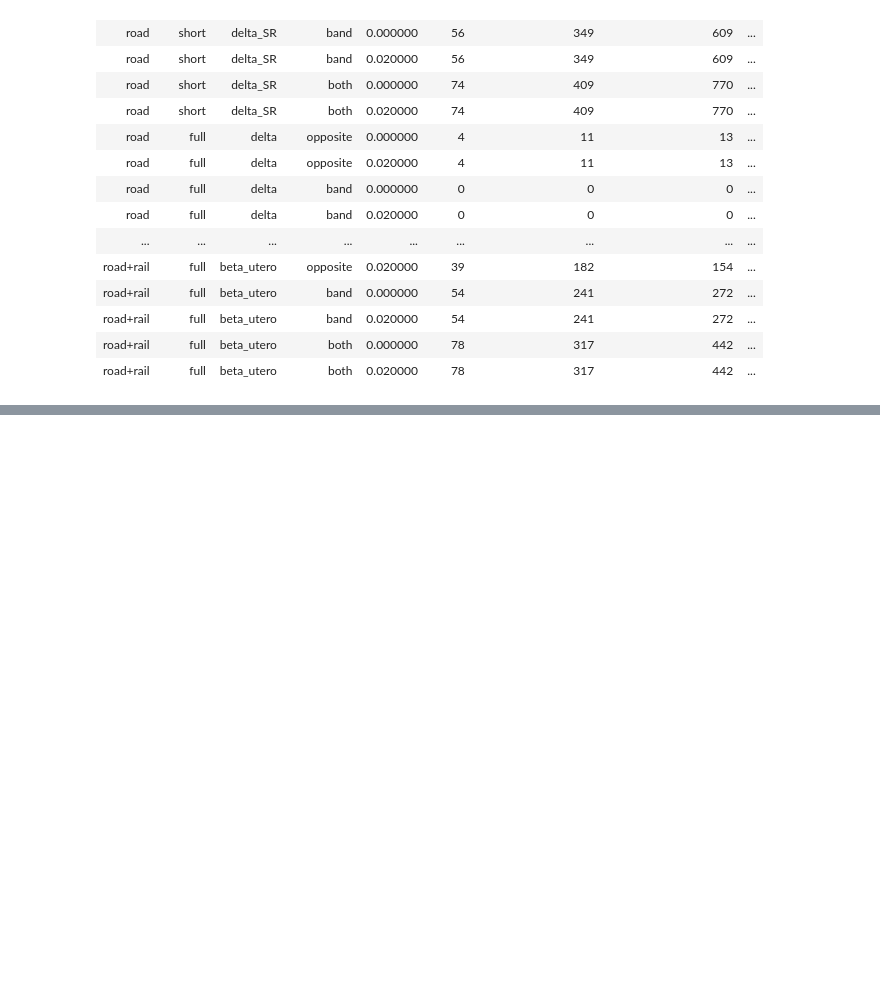
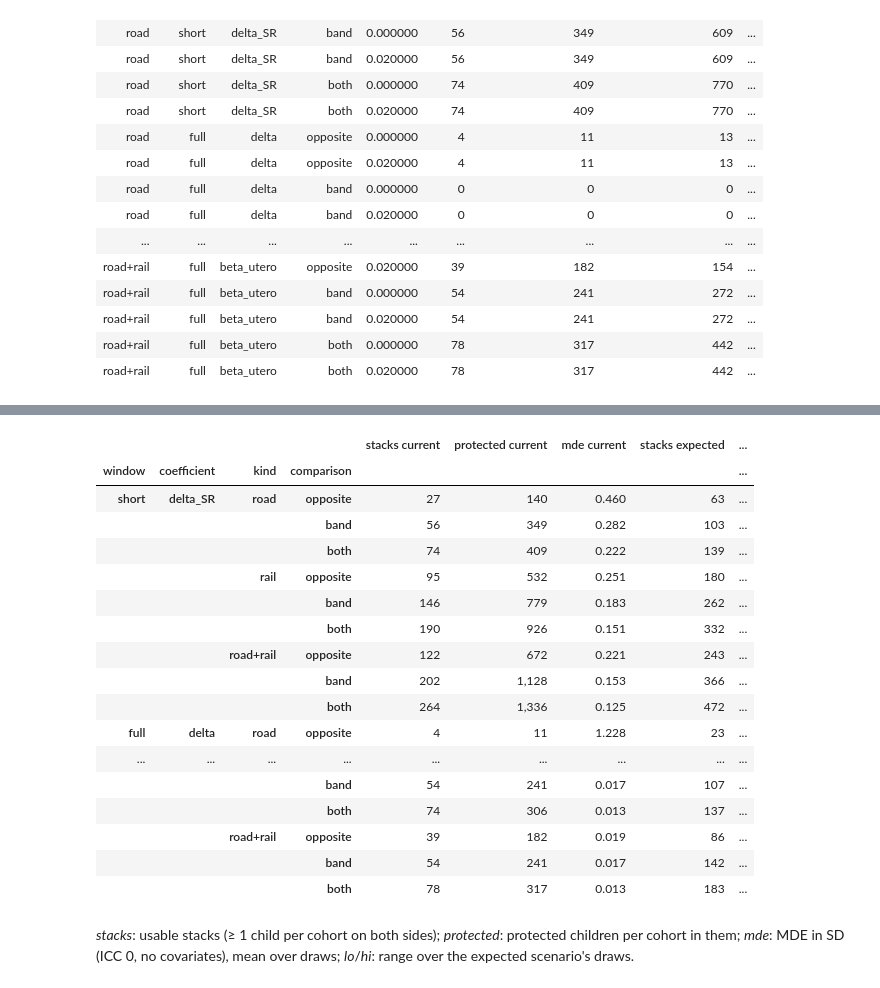
Before and after one commit to felixschulz385/noise-pollution, a Jupyter notebook: notebooks/sweden-residents/21_population_power.ipynb, the cells around one changed output, grey strips where cells are left out. Cells and saved outputs as stored; diff of their text form; code cells hidden in the pictures; blank space fills up the shorter version.

```diff
--- a/notebooks/sweden-residents/21_population_power.ipynb
+++ b/notebooks/sweden-residents/21_population_power.ipynb
@@ -270,0 +295,17 @@ variance factors [(X'X)^-1]_kk: {'short/delta_SR': 1.167, 'full/delta': 1.108, '
+# %%
+bounds, rows = {}, []
+for kind in BARRIER_KINDS:
+    b = pd.DataFrame(load_noise_barriers(kind, ROOT).drop(columns="geometry")).reset_index(drop=True)
+    bounds[kind] = SR.date_bounds(b, kind)
+    upper, vintage = bounds[kind]
+    y = built[kind]
+    for v in np.unique(vintage):
+        m = vintage == v
+        dated = y[m & ~np.isnan(y)]
+        rows.append({
+            "kind": kind, "register vintage": v, "barriers": int(m.sum()), "undated": int((m & np.isnan(y)).sum()),
+            "dated": len(dated), "dated built <2000": (dated < 2000).mean(), "2000-2005": ((dated >= 2000) & (dated <= 2005)).mean(),
+            "2006-2019": ((dated >= 2006) & (dated <= 2019)).mean(), "2020+": (dated >= 2020).mean(),
+        })
+vintages = pd.DataFrame(rows)
+vintages.style.format({c: "{:.0%}" for c in ["dated built <2000", "2000-2005", "2006-2019", "2020+"]}).hide(axis="index")
@@ -271 +318,62 @@ variance factors [(X'X)^-1]_kk: {'short/delta_SR': 1.167, 'full/delta': 1.108, '
+# %%
+N_DRAWS = 20
+rng = np.random.default_rng(20261119)
+targets_by_window = {"short": ["delta_SR"], "full": ["delta", "beta_per_year"]}
+side = {kind: (status[kind]["treated"].to_numpy(bool), status[kind]["side_unknown"].to_numpy(bool)) for kind in BARRIER_KINDS}
+
+rows = []
+for scenario in SR.DATE_SCENARIOS:
+    for draw in range(1 if scenario == "current" else N_DRAWS):
+        for window, coefs in targets_by_window.items():
+            sz_by_kind = {}
+            for kind in BARRIER_KINDS:
+                years = SR.impute_built_years(built[kind], *bounds[kind], scenario, rng, window=window)
+                st = SR.protected_status(pairs[kind], *side[kind], years)
+                sz_by_kind[kind] = SR.stack_sizes(SR.stack_cells(pairs[kind], st, years, window), children)
+            sz_by_kind["road+rail"] = pd.concat(sz_by_kind.values(), ignore_index=True)
+            for kind, sz in sz_by_kind.items():
+                for comp in ("opposite", "band", "both"):
+                    for coef in coefs:
+                        rows.append({"scenario": scenario, "draw": draw, "window": window, "coefficient": coef, "kind": kind,
+                                     "comparison": comp, "barriers with cells": len(sz), "protected all": sz["protected"].sum(),
+                                     **SR.mde(sz, comp, SR.DESIGNS[window], coef)})
+dates = pd.DataFrame(rows)
+
+# with the current years the recomputed timing reproduces section 5
+check = dates[dates["scenario"].eq("current")].merge(mde[mde["ICC"].eq(0)], on=["kind", "window", "coefficient", "comparison"])
+assert np.allclose(check["mde_sd_x"].fillna(-1), check["mde_sd_y"].fillna(-1))
+
+means = dates.groupby(["window", "coefficient", "kind", "comparison", "scenario"], sort=False).agg(
+    stacks=("stacks", "mean"), protected=("protected_per_cohort", "mean"), mde=("mde_sd", "mean"),
+    lo=("mde_sd", "min"), hi=("mde_sd", "max"),
+)
+dates_table = means.unstack("scenario")
+dates_table = dates_table.reindex(columns=pd.MultiIndex.from_product([["stacks", "protected", "mde", "lo", "hi"], SR.DATE_SCENARIOS]))
+dates_table.columns = [f"{a} {b}" for a, b in dates_table.columns]
+dates_table = dates_table[[f"{a} {s}" for s in SR.DATE_SCENARIOS for a in ("stacks", "protected", "mde")] + ["lo expected", "hi expected"]]
+dates_table.style.format("{:,.0f}", subset=[c for c in dates_table if c.startswith(("stacks", "protected"))]).format(
+    "{:.3f}", subset=[c for c in dates_table if c.startswith(("mde", "lo", "hi"))], na_rep="")
+# %% [output]
+|  |  |  |  | stacks current | protected current | mde current | stacks expected | ... |
+| window | coefficient | kind | comparison |  |  |  |  | ... |
+| short | delta_SR | road | opposite | 27 | 140 | 0.460 | 63 | ... |
+|  |  |  | band | 56 | 349 | 0.282 | 103 | ... |
+|  |  |  | both | 74 | 409 | 0.222 | 139 | ... |
+|  |  | rail | opposite | 95 | 532 | 0.251 | 180 | ... |
+|  |  |  | band | 146 | 779 | 0.183 | 262 | ... |
+|  |  |  | both | 190 | 926 | 0.151 | 332 | ... |
+|  |  | road+rail | opposite | 122 | 672 | 0.221 | 243 | ... |
+|  |  |  | band | 202 | 1,128 | 0.153 | 366 | ... |
+|  |  |  | both | 264 | 1,336 | 0.125 | 472 | ... |
+| full | delta | road | opposite | 4 | 11 | 1.228 | 23 | ... |
+| ... | ... | ... | ... | ... | ... | ... | ... | ... |
+|  |  |  | band | 54 | 241 | 0.017 | 107 | ... |
+|  |  |  | both | 74 | 306 | 0.013 | 137 | ... |
+|  |  | road+rail | opposite | 39 | 182 | 0.019 | 86 | ... |
+|  |  |  | band | 54 | 241 | 0.017 | 142 | ... |
+|  |  |  | both | 78 | 317 | 0.013 | 183 | ... |
+# %% [markdown]
+*stacks*: usable stacks (≥ 1 child per cohort on both sides); *protected*: protected children
+per cohort in them; *mde*: MDE in SD (ICC 0, no covariates), mean over draws; *lo*/*hi*: range
+over the expected scenario's draws.
 # %% [markdown]
```
Also changed, not shown: parts of 4 cells of this notebook, 3 other files.
